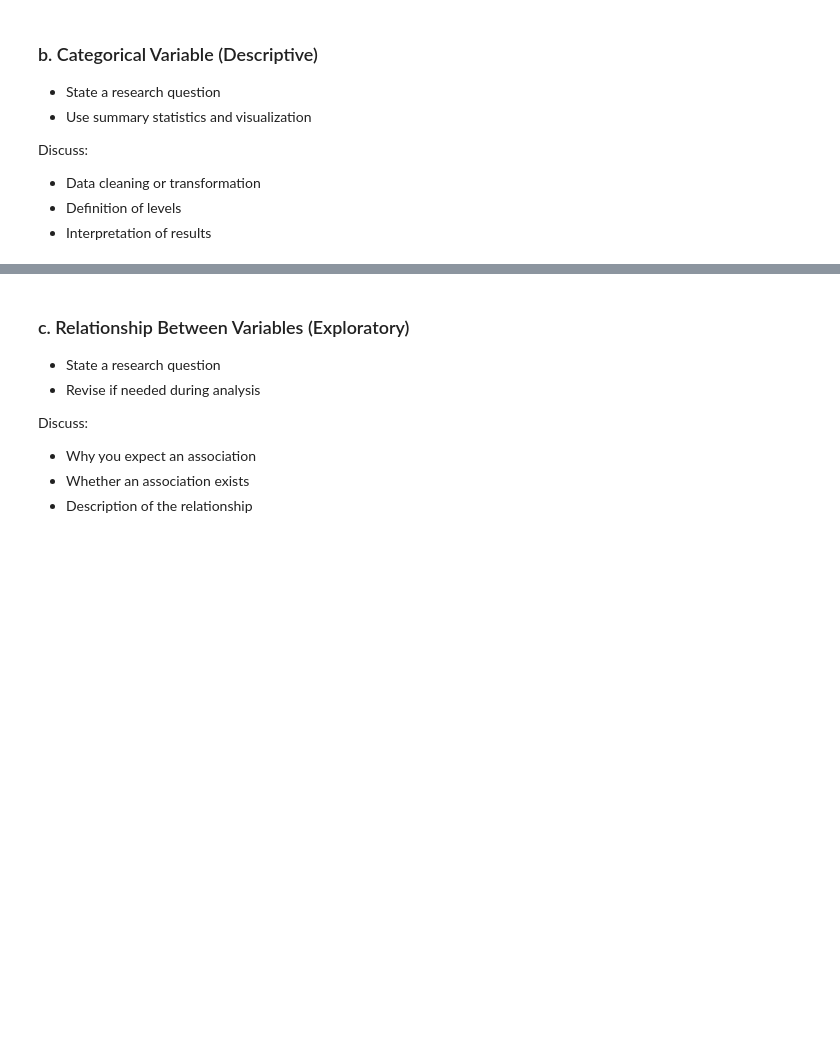
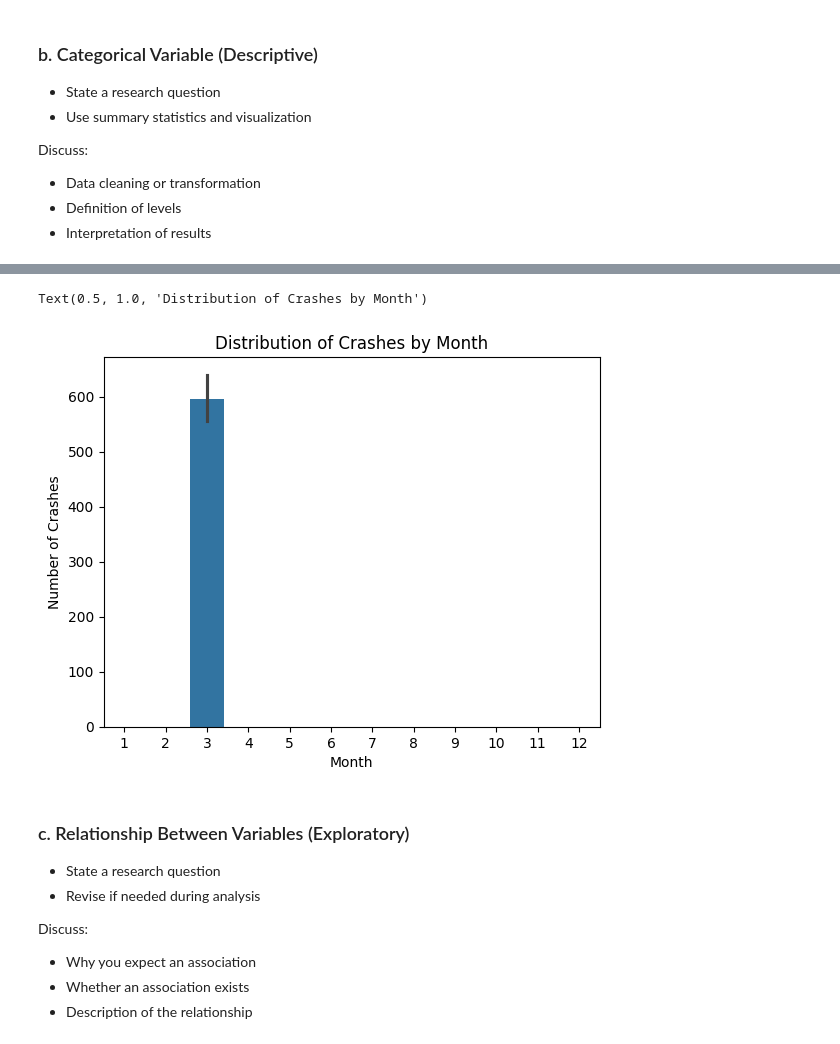
Before and after one commit to Nikolai-N484/Data201_NikolaiN, a Jupyter notebook: Project1/Nikolai_Navarro_Project1_Week8.ipynb, the cells around one changed output, grey strips where cells are left out. Drawn from its saved outputs; the diff is of its cells as text; code cells hidden in the pictures; blank space fills up the shorter version.

```diff
--- a/Project1/Nikolai_Navarro_Project1_Week8.ipynb
+++ b/Project1/Nikolai_Navarro_Project1_Week8.ipynb
@@ -95,3 +222,11 @@ Discuss:
+# %%
+sns.barplot(x=df["Crash_Month"], y=df["Crash_Month"].value_counts())
+plt.xlabel("Month")
+plt.ylabel("Number of Crashes")
+plt.title("Distribution of Crashes by Month")
+# %% [output]
+Text(0.5, 1.0, 'Distribution of Crashes by Month')
+[figure, added]
 # %% [markdown]
 ### c. Relationship Between Variables (Exploratory)
 - State a research question
```
Also changed, not shown: parts of 9 cells of this notebook.
